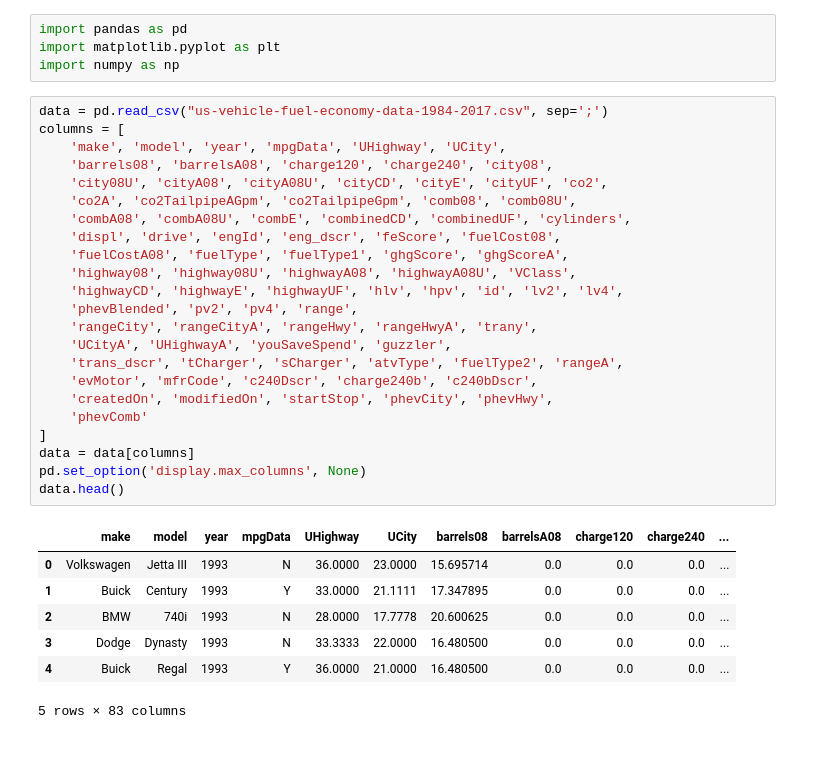
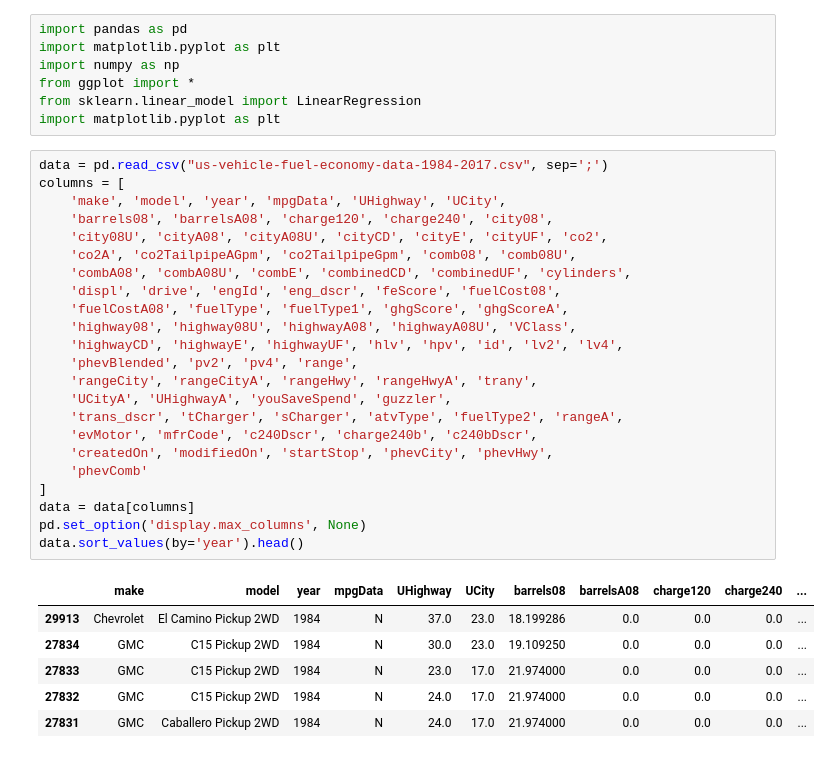
Before and after one commit to jnfoote76/fuel-economy-analysis, a Jupyter notebook: nathan_work.ipynb, the cells around one changed output. Cells and saved outputs as stored; diff of their text form.

```diff
--- a/nathan_work.ipynb
+++ b/nathan_work.ipynb
@@ -2,34 +2,36 @@
 import pandas as pd
 import matplotlib.pyplot as plt
 import numpy as np
+from ggplot import *
+from sklearn.linear_model import LinearRegression
+import matplotlib.pyplot as plt
 # %%
 data = pd.read_csv("us-vehicle-fuel-economy-data-1984-2017.csv", sep=';')
 columns = [
     'make', 'model', 'year', 'mpgData', 'UHighway', 'UCity',
     'barrels08', 'barrelsA08', 'charge120', 'charge240', 'city08',
     'city08U', 'cityA08', 'cityA08U', 'cityCD', 'cityE', 'cityUF', 'co2',
     'co2A', 'co2TailpipeAGpm', 'co2TailpipeGpm', 'comb08', 'comb08U',
     'combA08', 'combA08U', 'combE', 'combinedCD', 'combinedUF', 'cylinders',
     'displ', 'drive', 'engId', 'eng_dscr', 'feScore', 'fuelCost08',
     'fuelCostA08', 'fuelType', 'fuelType1', 'ghgScore', 'ghgScoreA',
     'highway08', 'highway08U', 'highwayA08', 'highwayA08U', 'VClass',
     'highwayCD', 'highwayE', 'highwayUF', 'hlv', 'hpv', 'id', 'lv2', 'lv4',
     'phevBlended', 'pv2', 'pv4', 'range',
     'rangeCity', 'rangeCityA', 'rangeHwy', 'rangeHwyA', 'trany',
     'UCityA', 'UHighwayA', 'youSaveSpend', 'guzzler',
     'trans_dscr', 'tCharger', 'sCharger', 'atvType', 'fuelType2', 'rangeA',
     'evMotor', 'mfrCode', 'c240Dscr', 'charge240b', 'c240bDscr',
     'createdOn', 'modifiedOn', 'startStop', 'phevCity', 'phevHwy',
     'phevComb'
 ]
 data = data[columns]
 pd.set_option('display.max_columns', None)
-data.head()
+data.sort_values(by='year').head()
 # %% [output]
 |  | make | model | year | mpgData | UHighway | UCity | barrels08 | barrelsA08 | charge120 | charge240 | ... |
-| 0 | Volkswagen | Jetta III | 1993 | N | 36.0000 | 23.0000 | 15.695714 | 0.0 | 0.0 | 0.0 | ... |
-| 1 | Buick | Century | 1993 | Y | 33.0000 | 21.1111 | 17.347895 | 0.0 | 0.0 | 0.0 | ... |
-| 2 | BMW | 740i | 1993 | N | 28.0000 | 17.7778 | 20.600625 | 0.0 | 0.0 | 0.0 | ... |
-| 3 | Dodge | Dynasty | 1993 | N | 33.3333 | 22.0000 | 16.480500 | 0.0 | 0.0 | 0.0 | ... |
-| 4 | Buick | Regal | 1993 | Y | 36.0000 | 21.0000 | 16.480500 | 0.0 | 0.0 | 0.0 | ... |
+| 29913 | Chevrolet | El Camino Pickup 2WD | 1984 | N | 37.0 | 23.0 | 18.199286 | 0.0 | 0.0 | 0.0 | ... |
+| 27834 | GMC | C15 Pickup 2WD | 1984 | N | 30.0 | 23.0 | 19.109250 | 0.0 | 0.0 | 0.0 | ... |
+| 27833 | GMC | C15 Pickup 2WD | 1984 | N | 23.0 | 17.0 | 21.974000 | 0.0 | 0.0 | 0.0 | ... |
+| 27832 | GMC | C15 Pickup 2WD | 1984 | N | 24.0 | 17.0 | 21.974000 | 0.0 | 0.0 | 0.0 | ... |
+| 27831 | GMC | Caballero Pickup 2WD | 1984 | N | 24.0 | 17.0 | 21.974000 | 0.0 | 0.0 | 0.0 | ... |
-5 rows × 83 columns
```
Also changed, not shown: parts of 6 cells of this notebook.
